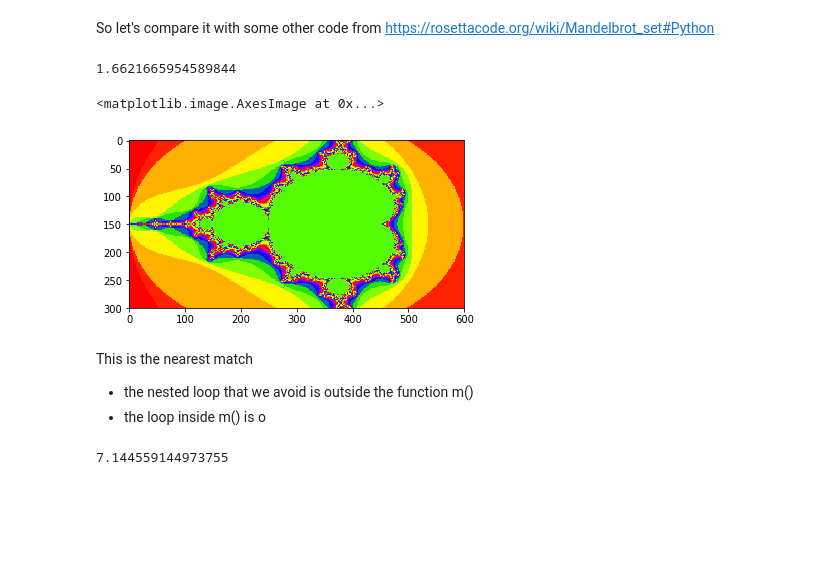
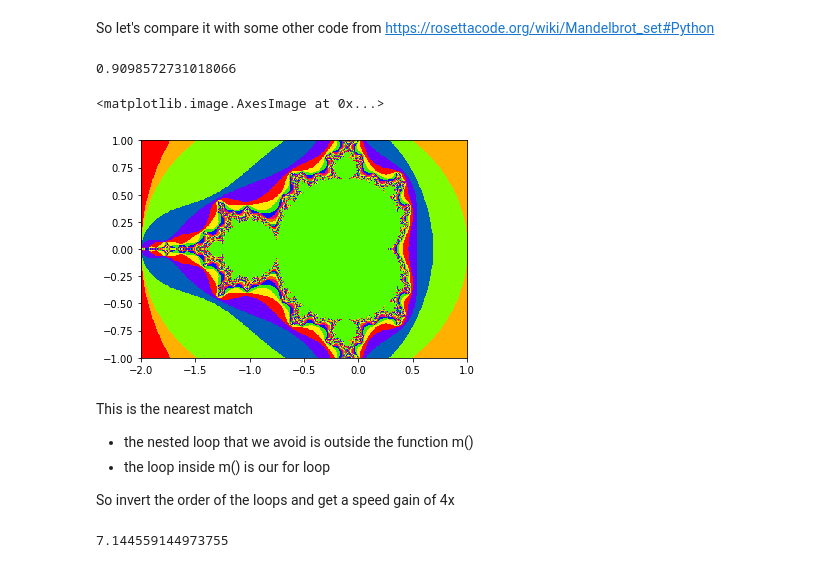
Before and after one commit to macbuse/just-math, a Jupyter notebook: mandelbrot.ipynb, the cells around one changed output. Cells and saved outputs as stored; diff of their text form; code cells hidden in the pictures; blank space fills up the shorter version.

```diff
--- a/mandelbrot.ipynb
+++ b/mandelbrot.ipynb
@@ -43,7 +61,7 @@ for k in range(max_iter):
     #use XOR to detect the area which has changed
     exit_times[mask ^ new_mask] = k
     Z[mask] = Z[mask] * Z[mask] + C[mask]
-    new_mask, mask = abs(Z) < 5, new_mask
+    new_mask, mask = abs(Z) < 2, new_mask
 # %%
 #r,g,b layers are all the same
 image = np.stack((exit_times,)*3).T
@@ -64,40 +82,45 @@ https://rosettacode.org/wiki/Mandelbrot_set#Python
 # %%
 import matplotlib.pyplot as plt
 import numpy as np
 
 npts = 300
-max_iter = 100
+max_iter = 50
 
 start = time.time()
 
 X = np.linspace(-2, 1, 2*npts)
 Y = np.linspace(-1, 1, npts)
 
 #broadcast X to a square array
 C = X[:, None] + 1J*Y
 #initial value is always zero
 Z = np.zeros_like(C)
 
 exit_times = max_iter*np.ones(C.shape, np.int32)
 mask = new_mask = exit_times > 0
 
 for k in range(max_iter):
     #use XOR to detect the area which has changed
     exit_times[mask ^ new_mask] = k
-    Z[mask] = Z[mask] * Z[mask] + C[mask]
+    Z[new_mask] = Z[new_mask] * Z[new_mask] + C[new_mask]
+    #Z[mask] = Z[mask] * Z[mask] + C[mask]
     new_mask, mask = abs(Z) < 2, new_mask
 
 print(time.time() - start)
-plt.imshow(exit_times.T,cmap=plt.cm.prism)
+plt.imshow(exit_times.T,
+           cmap=plt.cm.prism,
+           extent=(X.min(), X.max(), Y.min(), Y.max()))
 # %% [output]
-1.6621665954589844
+0.9098572731018066
 <matplotlib.image.AxesImage at 0x...>
-[figure, old version]
+[figure, new version]
 # %% [markdown]
 This is the nearest match
 
 - the nested loop that we avoid is outside the function m()
-- the loop inside m() is o
+- the loop inside m() is our for loop
+
+So invert the order of the loops and get a speed gain of 4x
 # %%
 from pylab import *
 from numpy import NaN
```
Also changed, not shown: parts of 2 cells of this notebook.
